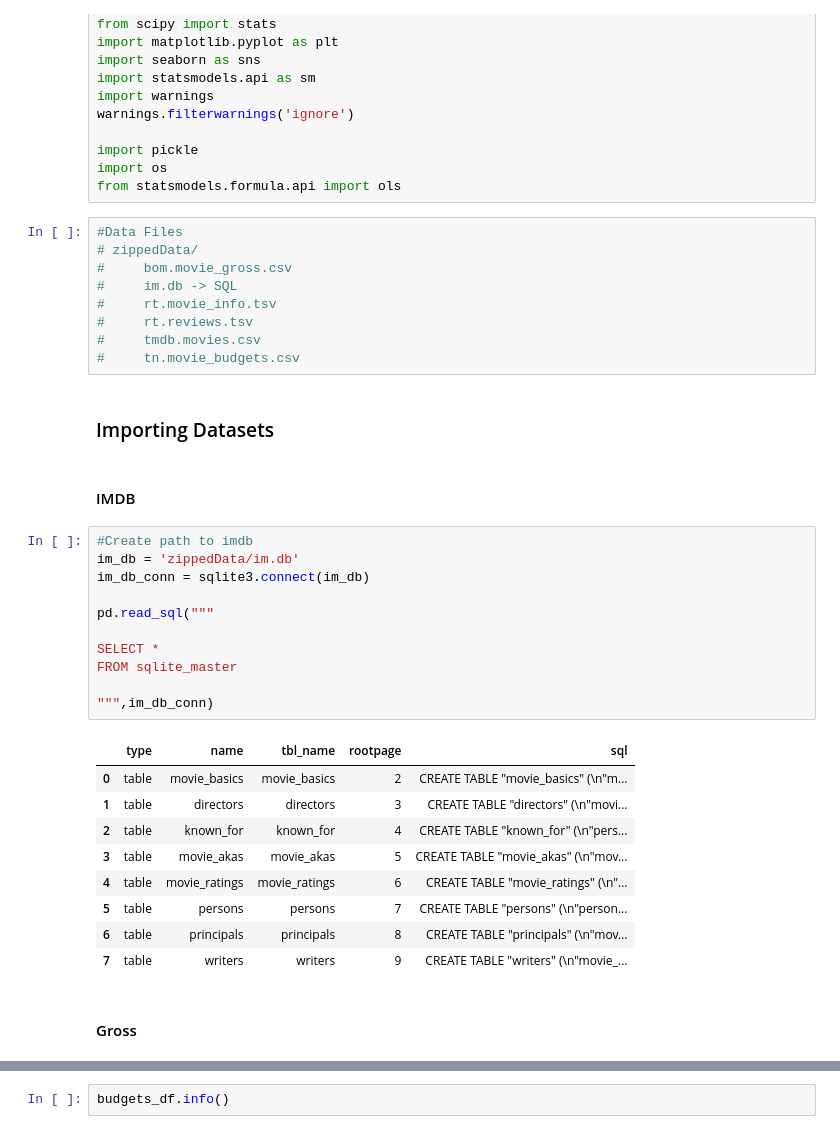
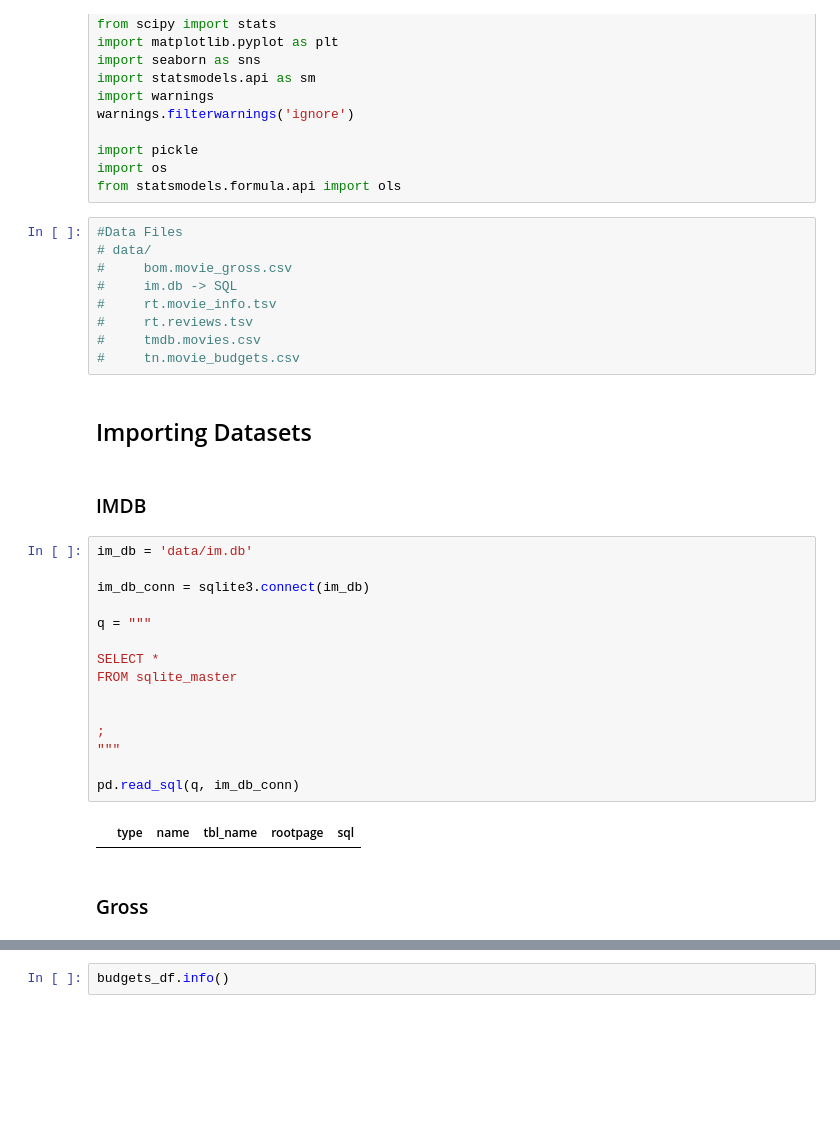
Before and after one commit to rbdaly16/Movie-Data-Analysis, a Jupyter notebook: scratch_notebook_Bobby.ipynb, the cells around one changed output, grey strips where cells are left out. Drawn from its saved outputs; the diff is of its cells as text; blank space fills up the shorter version.

```diff
--- a/scratch_notebook_Bobby.ipynb
+++ b/scratch_notebook_Bobby.ipynb
@@ -18,7 +18,7 @@ import os
 from statsmodels.formula.api import ols
 # %%
 #Data Files
-# zippedData/
+# data/
 #     bom.movie_gross.csv
 #     im.db -> SQL
 #     rt.movie_info.tsv
@@ -26,30 +26,26 @@ from statsmodels.formula.api import ols
 #     tmdb.movies.csv
 #     tn.movie_budgets.csv
 # %% [markdown]
-### Importing Datasets
+## Importing Datasets
 # %% [markdown]
-#### IMDB
+### IMDB
 # %%
-#Create path to imdb
-im_db = 'zippedData/im.db'
+im_db = 'data/im.db'
+
 im_db_conn = sqlite3.connect(im_db)
 
-pd.read_sql("""
+q = """
 
 SELECT *
 FROM sqlite_master
 
-""",im_db_conn)
+
+;
+"""
+
+pd.read_sql(q, im_db_conn)
 # %% [output]
 |  | type | name | tbl_name | rootpage | sql |
-| 0 | table | movie_basics | movie_basics | 2 | CREATE TABLE "movie_basics" (\n"m... |
-| 1 | table | directors | directors | 3 | CREATE TABLE "directors" (\n"movi... |
-| 2 | table | known_for | known_for | 4 | CREATE TABLE "known_for" (\n"pers... |
-| 3 | table | movie_akas | movie_akas | 5 | CREATE TABLE "movie_akas" (\n"mov... |
-| 4 | table | movie_ratings | movie_ratings | 6 | CREATE TABLE "movie_ratings" (\n"... |
-| 5 | table | persons | persons | 7 | CREATE TABLE "persons" (\n"person... |
-| 6 | table | principals | principals | 8 | CREATE TABLE "principals" (\n"mov... |
-| 7 | table | writers | writers | 9 | CREATE TABLE "writers" (\n"movie_... |
 # %% [markdown]
-#### Gross
+### Gross
 # %%
```
Also changed, not shown: parts of 29 cells of this notebook, 1 other file.
